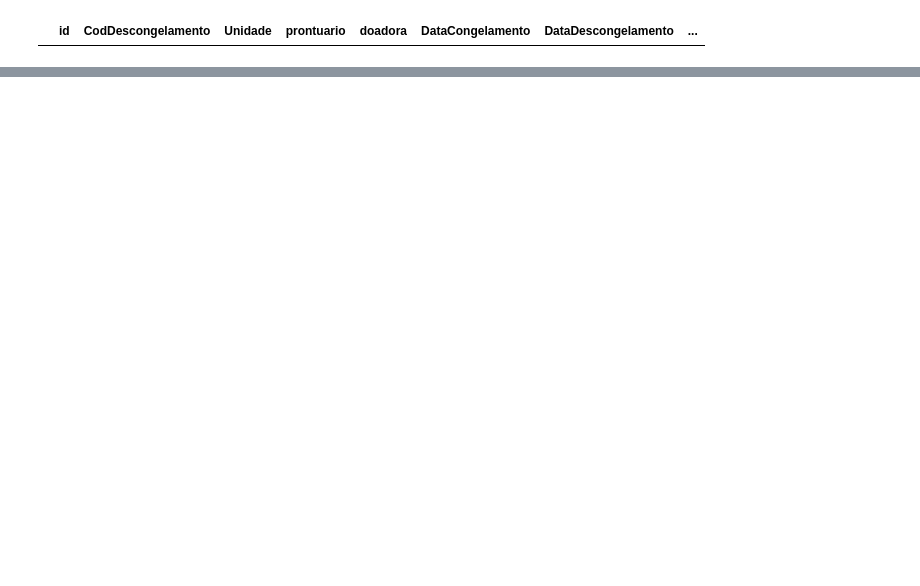
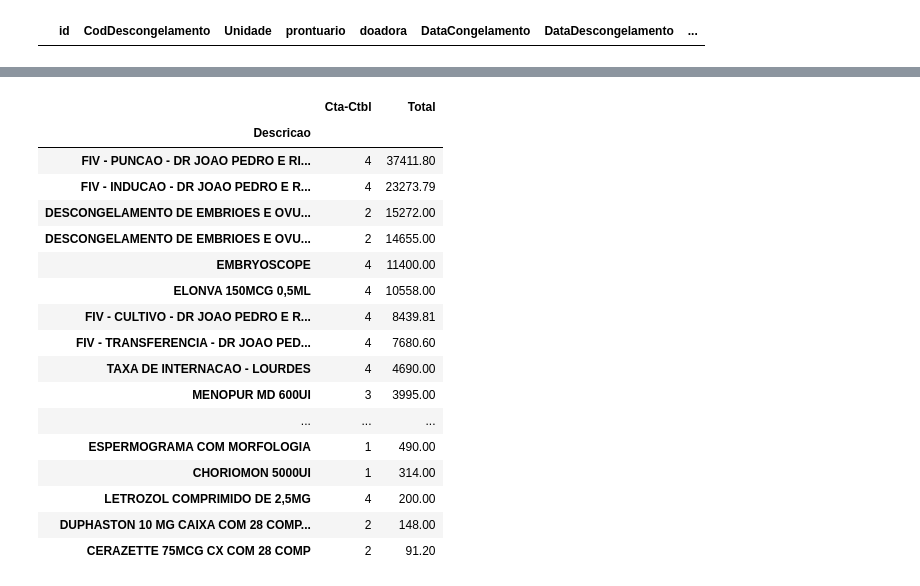
Before and after one commit to bobbypestana/embryoscope-extraction, a Jupyter notebook: finops/explore/explore_finops_v0.ipynb, the cells around one changed output, grey strips where cells are left out. Drawn from its saved outputs; the diff is of its cells as text; code cells hidden in the pictures; blank space fills up the shorter version.

```diff
--- a/finops/explore/explore_finops_v0.ipynb
+++ b/finops/explore/explore_finops_v0.ipynb
@@ -800,0 +862,22 @@ diario_df.groupby('Cta-Ctbl').agg(
+# %%
+diario_df.groupby('Descricao').agg(
+    {'Cta-Ctbl': 'count', 'Total': 'sum'}).sort_values(by='Total', ascending=False)
+# %% [output]
+|  | Cta-Ctbl | Total |
+| Descricao |  |  |
+| FIV - PUNCAO - DR JOAO PEDRO E RI... | 4 | 37411.80 |
+| FIV - INDUCAO - DR JOAO PEDRO E R... | 4 | 23273.79 |
+| DESCONGELAMENTO DE EMBRIOES E OVU... | 2 | 15272.00 |
+| DESCONGELAMENTO DE EMBRIOES E OVU... | 2 | 14655.00 |
+| EMBRYOSCOPE | 4 | 11400.00 |
+| ELONVA 150MCG 0,5ML | 4 | 10558.00 |
+| FIV - CULTIVO - DR JOAO PEDRO E R... | 4 | 8439.81 |
+| FIV - TRANSFERENCIA - DR JOAO PED... | 4 | 7680.60 |
+| TAXA DE INTERNACAO - LOURDES | 4 | 4690.00 |
+| MENOPUR MD 600UI | 3 | 3995.00 |
+| ... | ... | ... |
+| ESPERMOGRAMA COM MORFOLOGIA | 1 | 490.00 |
+| CHORIOMON 5000UI | 1 | 314.00 |
+| LETROZOL COMPRIMIDO DE 2,5MG | 4 | 200.00 |
+| DUPHASTON 10 MG CAIXA COM 28 COMP... | 2 | 148.00 |
+| CERAZETTE 75MCG CX COM 28 COMP | 2 | 91.20 |
```
Also changed, not shown: parts of 12 cells of this notebook, 41 other files.
